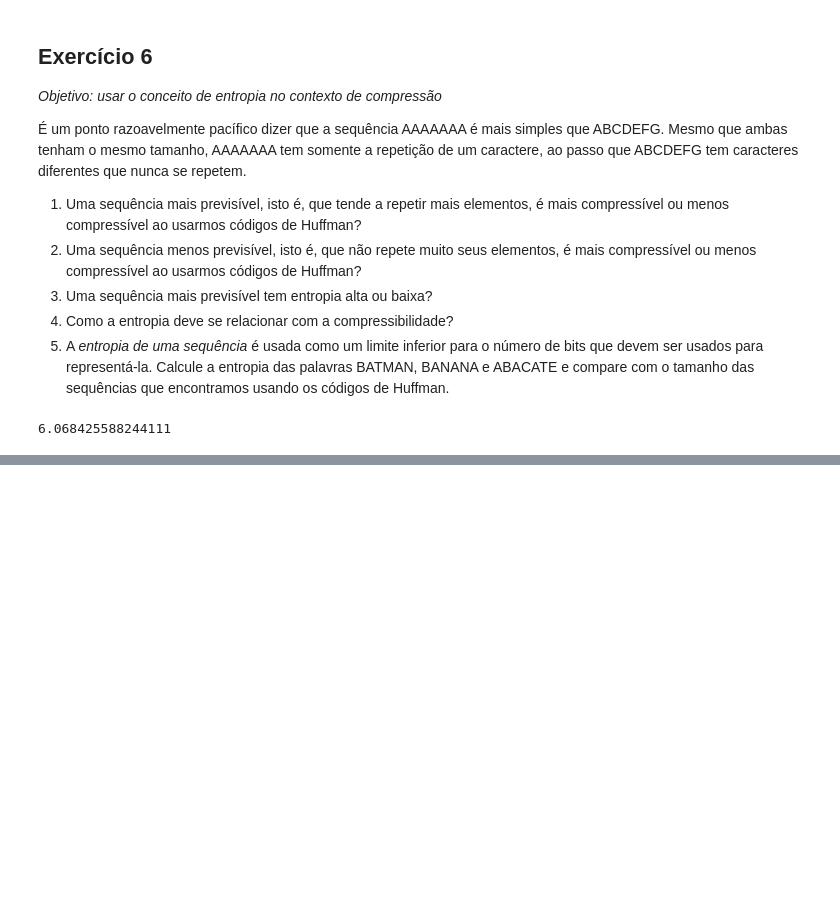
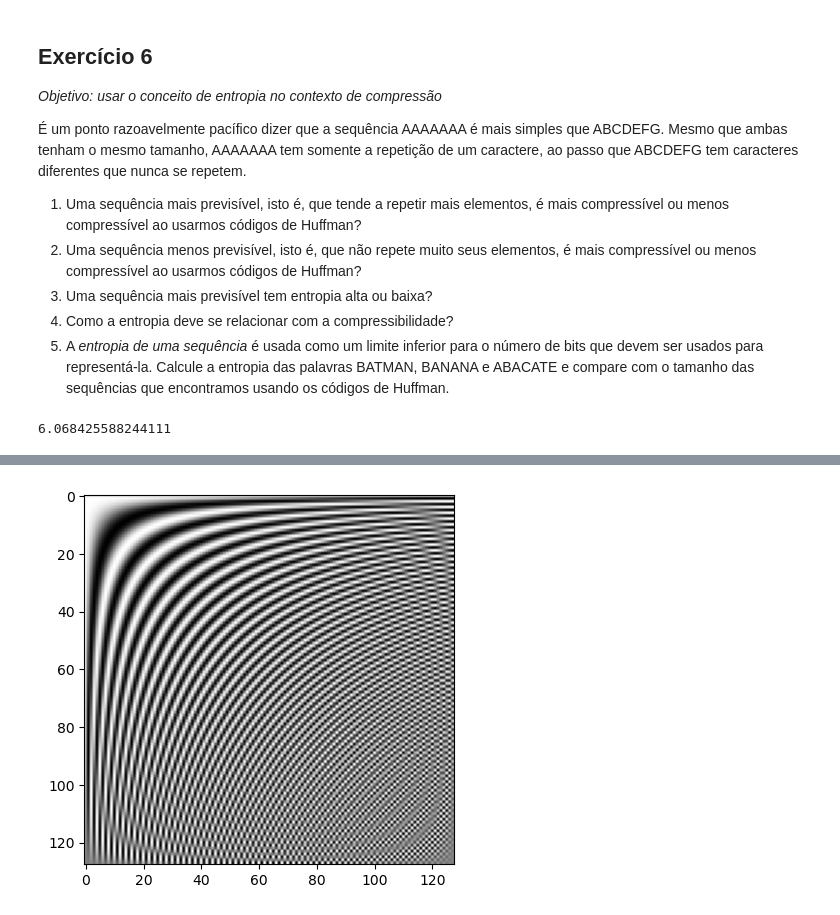
Before and after one commit to tiagoft/alglin, a Jupyter notebook: notebooks/07-compressao.ipynb, the cells around one changed output, grey strips where cells are left out. Saved outputs shown, nothing was run; the diff lists cells and outputs as text; code cells hidden in the pictures; blank space fills up the shorter version.

```diff
--- a/notebooks/07-compressao.ipynb
+++ b/notebooks/07-compressao.ipynb
@@ -155,0 +307,11 @@ E*len(palavra)
+# %%
+def dct2d_matrix(M):
+    # Definition: https://www.mathworks.com/help/images/discrete-cosine-transform.html
+    T = np.zeros( (M,M) )
+    for p in range(M):
+        for q in range(M):
+            if p==0:
+                T[p,q] = 1/np.sqrt(M)
+            else:
+                T[p,q] = np.sqrt(2/M) * np.cos(np.pi*(2*q+1)*p/(2*M))
+    return T
@@ -155,0 +322,7 @@ E*len(palavra)
+# %%
+T = dct2d_matrix(M=128)
+plt.figure()
+plt.imshow(T, cmap='gray')
+plt.show()
+# %% [output]
+[figure, added]
```
Also changed, not shown: parts of 25 cells of this notebook.
